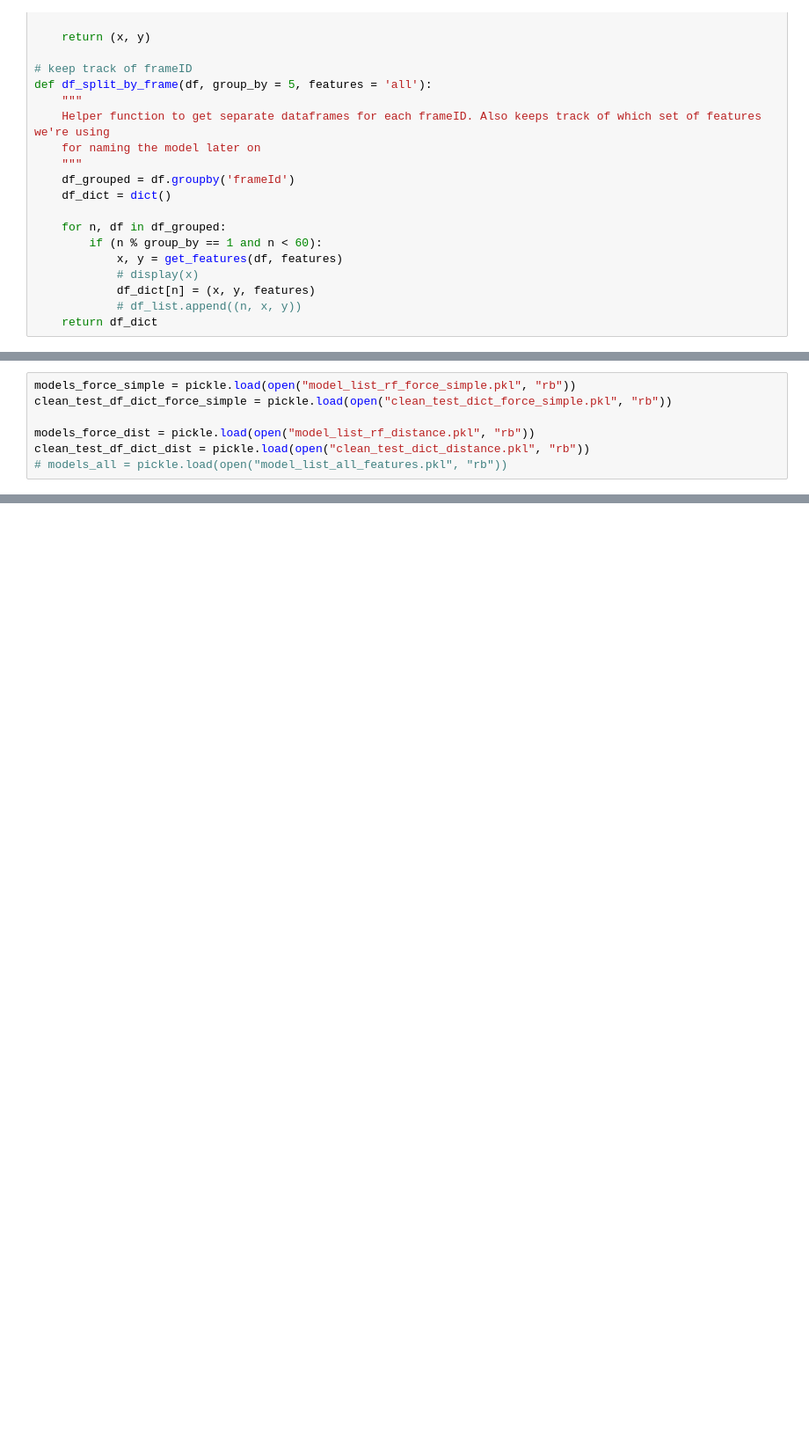
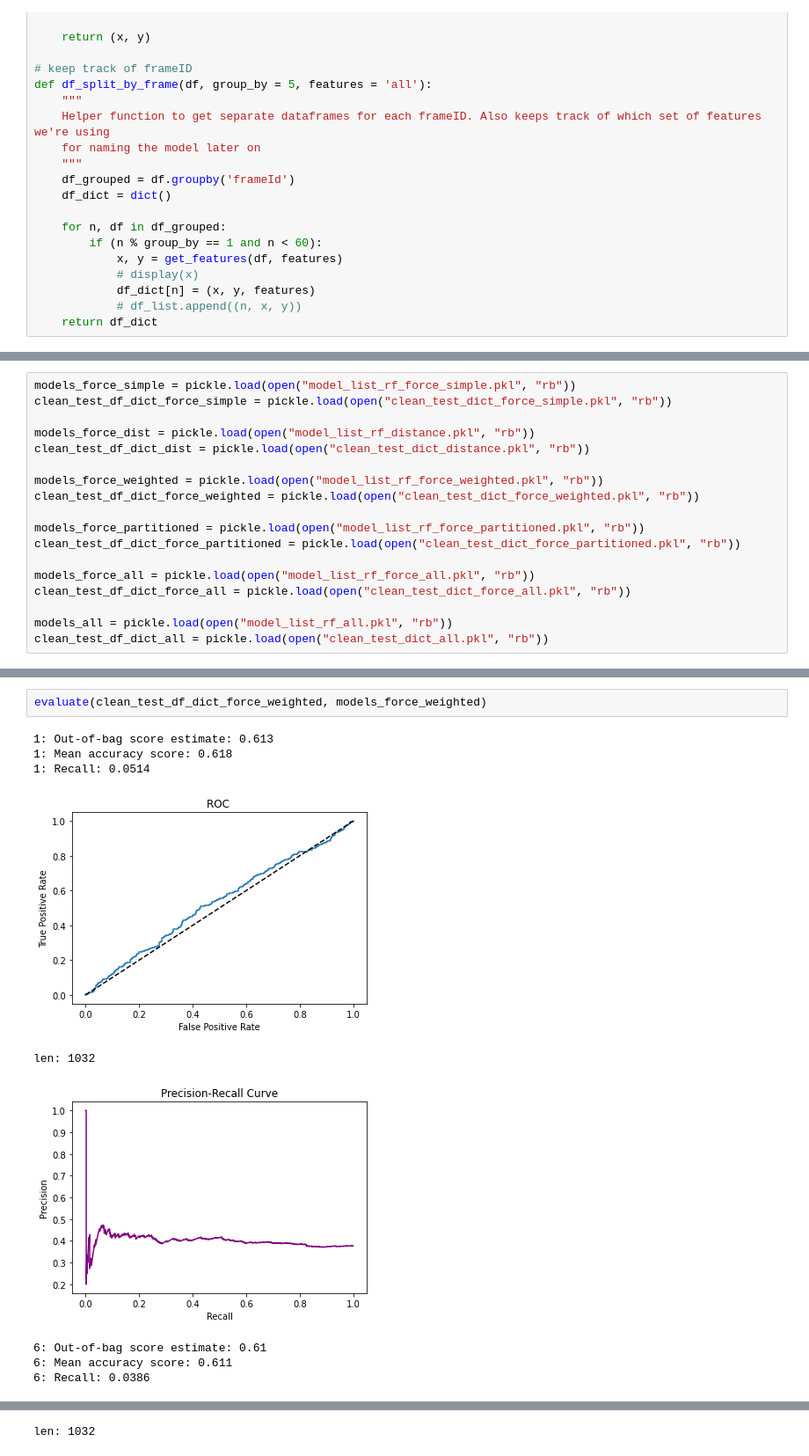
Before and after one commit to hlian188/NFLBigDataBowl, a Jupyter notebook: snapshot modelling.ipynb, the cells around one changed output, grey strips where cells are left out. Shown at 88% size. Cells and saved outputs as stored; diff of their text form; blank space fills up the shorter version.

```diff
--- a/snapshot modelling.ipynb
+++ b/snapshot modelling.ipynb
@@ -180,7 +188,18 @@ clean_test_df_dict_force_simple = pickle.load(open("clean_test_dict_force_simple
 
 models_force_dist = pickle.load(open("model_list_rf_distance.pkl", "rb"))
 clean_test_df_dict_dist = pickle.load(open("clean_test_dict_distance.pkl", "rb"))
-# models_all = pickle.load(open("model_list_all_features.pkl", "rb"))
+
+models_force_weighted = pickle.load(open("model_list_rf_force_weighted.pkl", "rb"))
+clean_test_df_dict_force_weighted = pickle.load(open("clean_test_dict_force_weighted.pkl", "rb"))
+
+models_force_partitioned = pickle.load(open("model_list_rf_force_partitioned.pkl", "rb"))
+clean_test_df_dict_force_partitioned = pickle.load(open("clean_test_dict_force_partitioned.pkl", "rb"))
+
+models_force_all = pickle.load(open("model_list_rf_force_all.pkl", "rb"))
+clean_test_df_dict_force_all = pickle.load(open("clean_test_dict_force_all.pkl", "rb"))
+
+models_all = pickle.load(open("model_list_rf_all.pkl", "rb"))
+clean_test_df_dict_all = pickle.load(open("clean_test_dict_all.pkl", "rb"))
 # %%
 evaluate(clean_test_df_dict_force_simple, models_force_simple)
 # %% [output]
@@ -245,0 +247,12 @@ evaluate(clean_test_df_dict_dist, models_force_dist)
+# %%
+evaluate(clean_test_df_dict_force_weighted, models_force_weighted)
+# %% [output]
+1: Out-of-bag score estimate: 0.613
+1: Mean accuracy score: 0.618
+1: Recall: 0.0514
+[figure, added]
+len: 1032
+[figure, added]
+6: Out-of-bag score estimate: 0.61
+6: Mean accuracy score: 0.611
+6: Recall: 0.0386
@@ -245,0 +260 @@ evaluate(clean_test_df_dict_dist, models_force_dist)
+len: 1032
```
Also changed, not shown: parts of 11 cells of this notebook, 5 other files.
